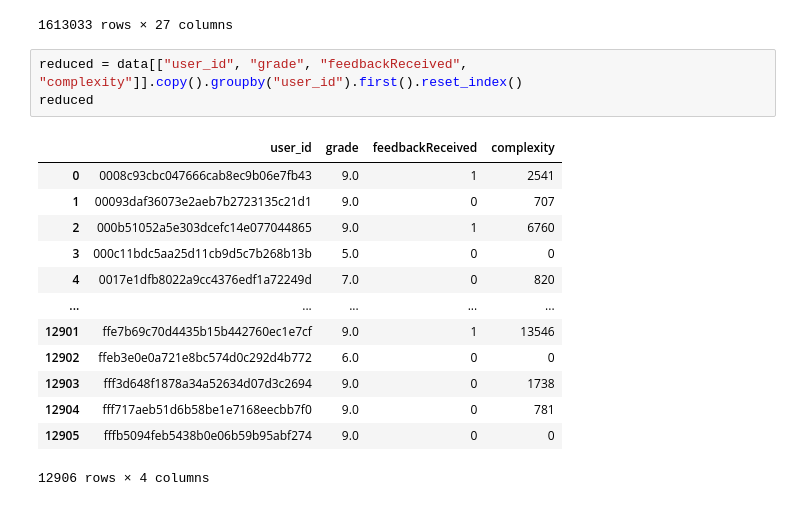
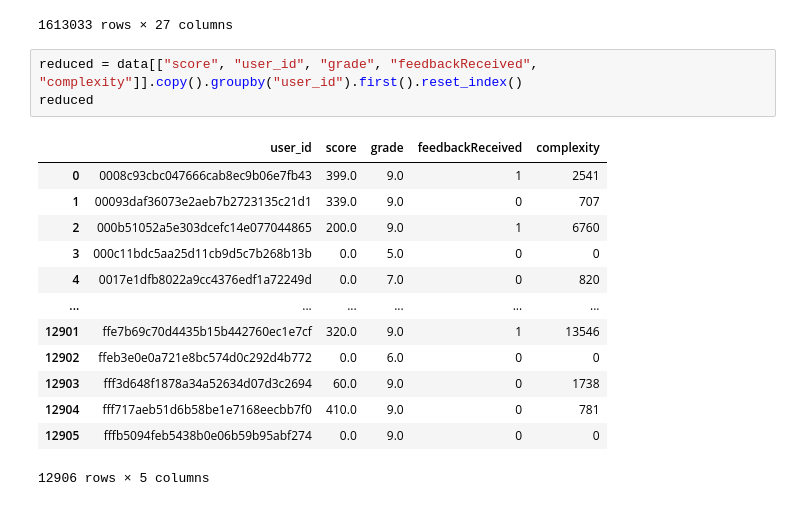
Before and after one commit to samchen0508/747-A2-data, a Jupyter notebook: results_2.ipynb, the cells around one changed output. Drawn from its saved outputs; the diff is of its cells as text.

```diff
--- a/results_2.ipynb
+++ b/results_2.ipynb
@@ -110,20 +110,20 @@ data
 | 1613032 | e9129f3c0a2b58581afd4c09503762c2 | NaN | NaN | NaN | NaN | NaN | NaN | NaN | ... |
 1613033 rows × 27 columns
 # %%
-reduced = data[["user_id", "grade", "feedbackReceived", "complexity"]].copy().groupby("user_id").first().reset_index()
+reduced = data[["score", "user_id", "grade", "feedbackReceived", "complexity"]].copy().groupby("user_id").first().reset_index()
 reduced
 # %% [output]
-|  | user_id | grade | feedbackReceived | complexity |
-| 0 | 0008c93cbc047666cab8ec9b06e7fb43 | 9.0 | 1 | 2541 |
-| 1 | 00093daf36073e2aeb7b2723135c21d1 | 9.0 | 0 | 707 |
-| 2 | 000b51052a5e303dcefc14e077044865 | 9.0 | 1 | 6760 |
-| 3 | 000c11bdc5aa25d11cb9d5c7b268b13b | 5.0 | 0 | 0 |
-| 4 | 0017e1dfb8022a9cc4376edf1a72249d | 7.0 | 0 | 820 |
-| ... | ... | ... | ... | ... |
-| 12901 | ffe7b69c70d4435b15b442760ec1e7cf | 9.0 | 1 | 13546 |
-| 12902 | ffeb3e0e0a721e8bc574d0c292d4b772 | 6.0 | 0 | 0 |
-| 12903 | fff3d648f1878a34a52634d07d3c2694 | 9.0 | 0 | 1738 |
-| 12904 | fff717aeb51d6b58be1e7168eecbb7f0 | 9.0 | 0 | 781 |
-| 12905 | fffb5094feb5438b0e06b59b95abf274 | 9.0 | 0 | 0 |
+|  | user_id | score | grade | feedbackReceived | complexity |
+| 0 | 0008c93cbc047666cab8ec9b06e7fb43 | 399.0 | 9.0 | 1 | 2541 |
+| 1 | 00093daf36073e2aeb7b2723135c21d1 | 339.0 | 9.0 | 0 | 707 |
+| 2 | 000b51052a5e303dcefc14e077044865 | 200.0 | 9.0 | 1 | 6760 |
+| 3 | 000c11bdc5aa25d11cb9d5c7b268b13b | 0.0 | 5.0 | 0 | 0 |
+| 4 | 0017e1dfb8022a9cc4376edf1a72249d | 0.0 | 7.0 | 0 | 820 |
+| ... | ... | ... | ... | ... | ... |
+| 12901 | ffe7b69c70d4435b15b442760ec1e7cf | 320.0 | 9.0 | 1 | 13546 |
+| 12902 | ffeb3e0e0a721e8bc574d0c292d4b772 | 0.0 | 6.0 | 0 | 0 |
+| 12903 | fff3d648f1878a34a52634d07d3c2694 | 60.0 | 9.0 | 0 | 1738 |
+| 12904 | fff717aeb51d6b58be1e7168eecbb7f0 | 410.0 | 9.0 | 0 | 781 |
+| 12905 | fffb5094feb5438b0e06b59b95abf274 | 0.0 | 9.0 | 0 | 0 |
-12906 rows × 4 columns
+12906 rows × 5 columns
 # %%
```
Also changed, not shown: parts of 4 cells of this notebook.
